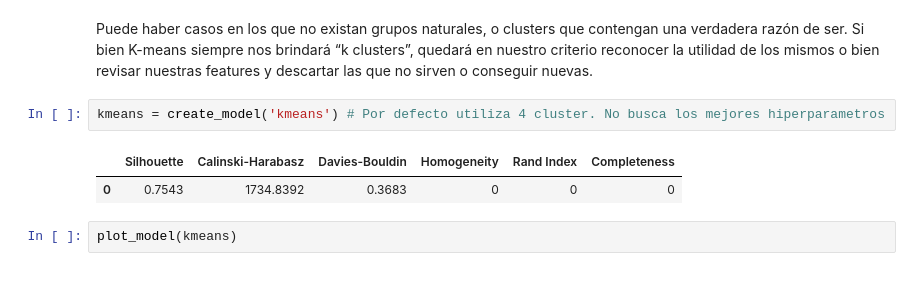
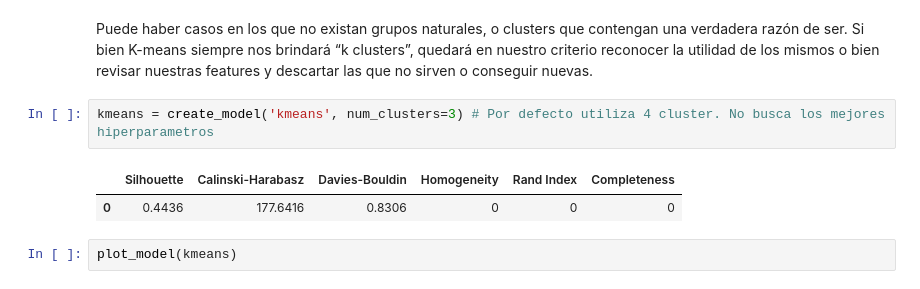
Before and after one commit to fotrino/austral, a Jupyter notebook: PyCaret_Clustering.ipynb, the cells around one changed output. Cells and saved outputs as stored; diff of their text form.

```diff
--- a/PyCaret_Clustering.ipynb
+++ b/PyCaret_Clustering.ipynb
@@ -64,10 +91,10 @@ exp_name = setup(data = df,
 # %% [markdown]
 Puede haber casos en los que no existan grupos naturales, o clusters que contengan una verdadera razón de ser. Si bien K-means siempre nos brindará “k clusters”, quedará en nuestro criterio reconocer la utilidad de los mismos o bien revisar nuestras features y descartar las que no sirven o conseguir nuevas.
 # %%
-kmeans = create_model('kmeans') # Por defecto utiliza 4 cluster. No busca los mejores hiperparametros
+kmeans = create_model('kmeans', num_clusters=3) # Por defecto utiliza 4 cluster. No busca los mejores hiperparametros
 # %% [output]
 |  | Silhouette | Calinski-Harabasz | Davies-Bouldin | Homogeneity | Rand Index | Completeness |
-| 0 | 0.7543 | 1734.8392 | 0.3683 | 0 | 0 | 0 |
+| 0 | 0.4436 | 177.6416 | 0.8306 | 0 | 0 | 0 |
 # %%
 plot_model(kmeans)
 # %% [output]
```
Also changed, not shown: parts of 9 cells of this notebook.
